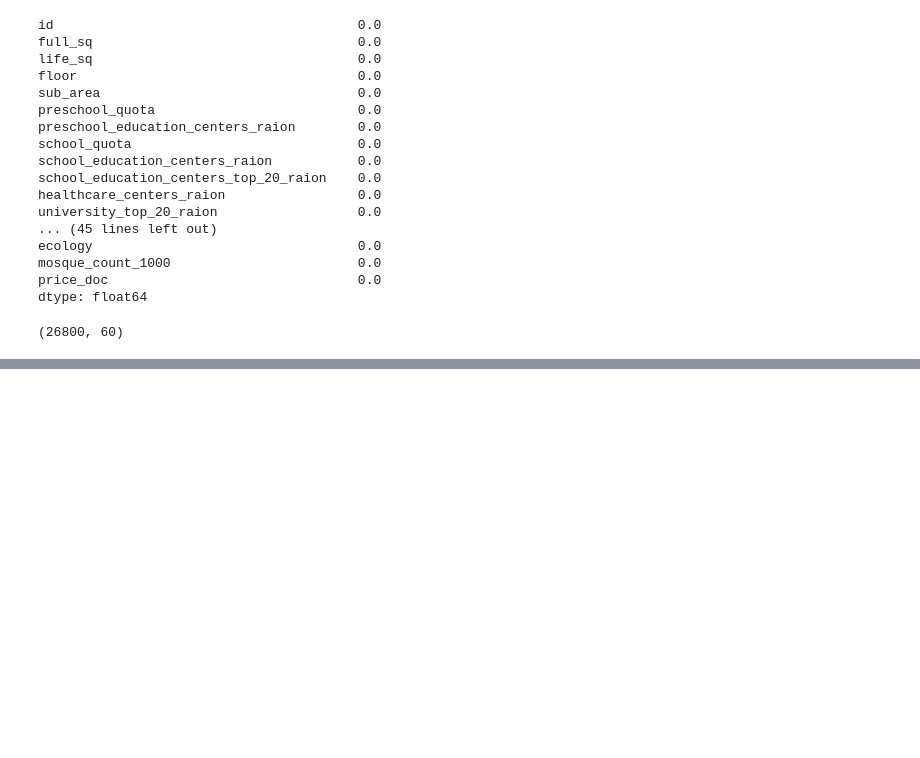
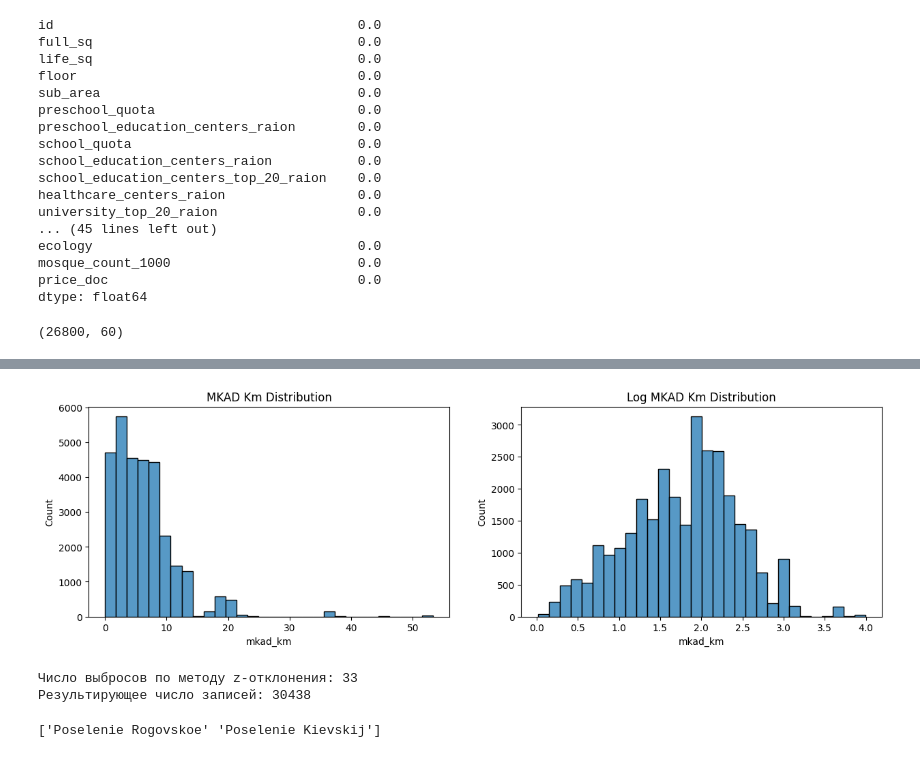
Before and after one commit to Balzhir/sf_game_v2_08.2022, a Jupyter notebook: my_Skillfactory_course/PYTHON-14/PY-14_sber.ipynb, the cells around one changed output, grey strips where cells are left out. Drawn from its saved outputs; the diff is of its cells as text; code cells hidden in the pictures; blank space fills up the shorter version.

```diff
--- a/my_Skillfactory_course/PYTHON-14/PY-14_sber.ipynb
+++ b/my_Skillfactory_course/PYTHON-14/PY-14_sber.ipynb
@@ -281,0 +390,13 @@ print(combine_data.shape)
+# %%
+fig, axes = plt.subplots(1, 2, figsize=(15, 4))
+
+#гистограмма исходного признака
+histplot = sns.histplot(sber_data['mkad_km'], bins=30, ax=axes[0])
+histplot.set_title('MKAD Km Distribution');
+
+#гистограмма в логарифмическом масштабе
+log_mkad_km= np.log(sber_data['mkad_km'] + 1)
+histplot = sns.histplot(log_mkad_km , bins=30, ax=axes[1])
+histplot.set_title('Log MKAD Km Distribution');
+# %% [output]
+[figure, added]
@@ -281,0 +416,11 @@ print(combine_data.shape)
+# %%
+outliers, cleaned = outliers_z_score(sber_data, 'mkad_km', log_scale=True)
+print(f'Число выбросов по методу z-отклонения: {outliers.shape[0]}')
+print(f'Результирующее число записей: {cleaned.shape[0]}')
+# %% [output]
+Число выбросов по методу z-отклонения: 33
+Результирующее число записей: 30438
+# %%
+print(outliers['sub_area'].unique())
+# %% [output]
+['Poselenie Rogovskoe' 'Poselenie Kievskij']
```
Also changed, not shown: parts of 16 cells of this notebook.
